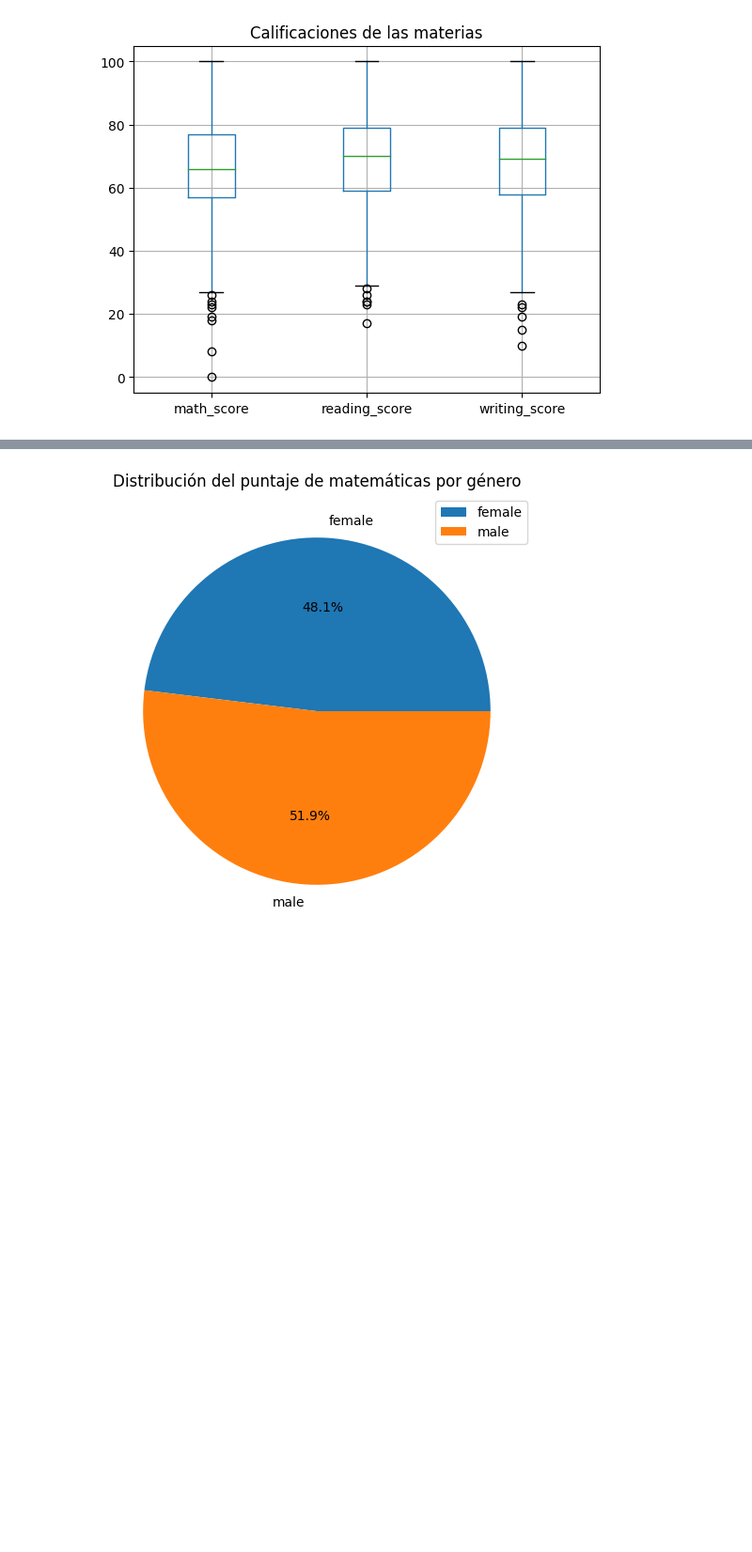
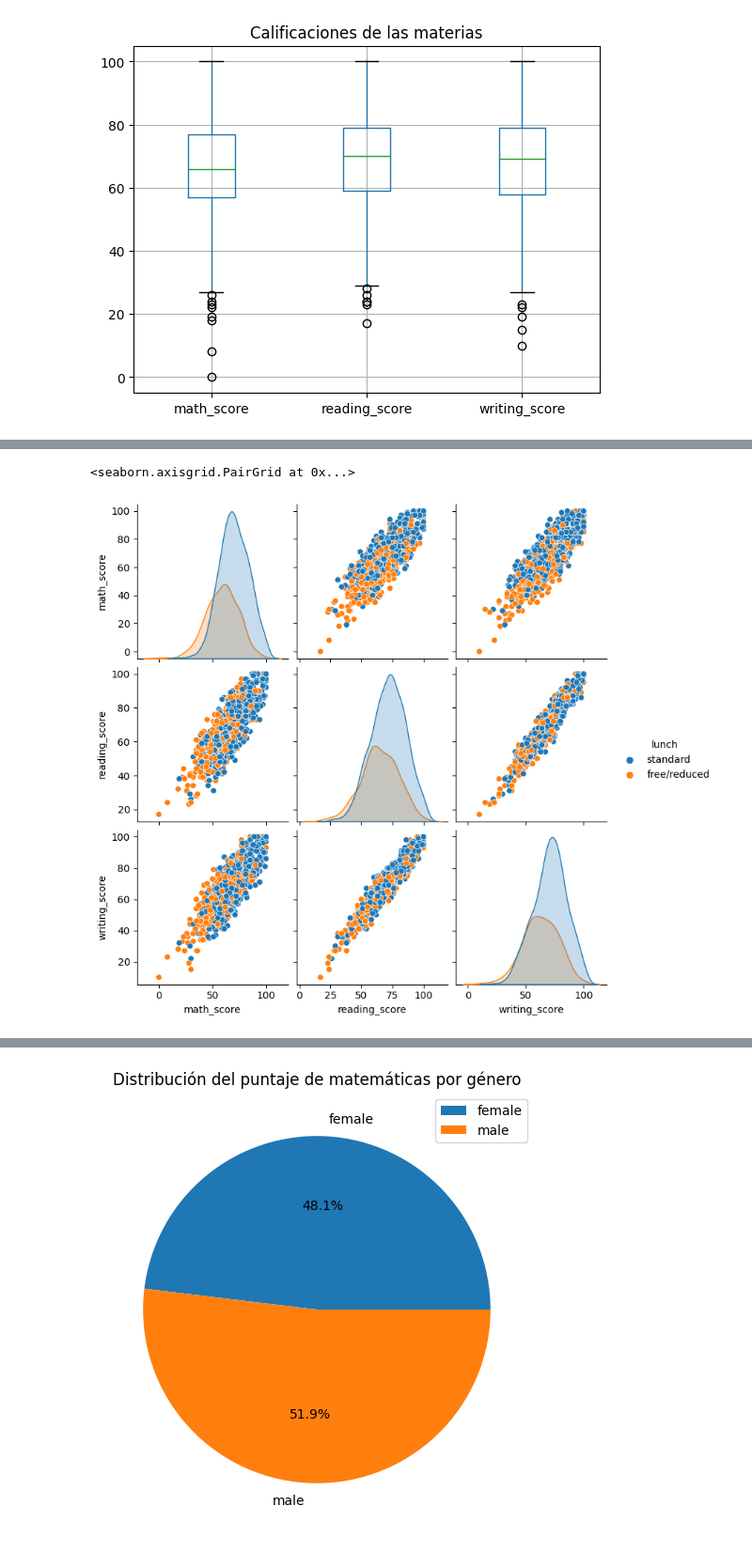
Before and after one commit to Dern965/CienciaDatosTriada, a Jupyter notebook: Proyectos/Unidad1/EDA/Proyecto2_Triada.ipynb, the cells around one changed output, grey strips where cells are left out. Shown at 94% size. Saved outputs shown, nothing was run; the diff lists cells and outputs as text; code cells hidden in the pictures; blank space fills up the shorter version.

```diff
--- a/Proyectos/Unidad1/EDA/Proyecto2_Triada.ipynb
+++ b/Proyectos/Unidad1/EDA/Proyecto2_Triada.ipynb
@@ -241,0 +259,5 @@ plt.show()
+# %%
+sns.pairplot(sp,hue='lunch')
+# %% [output]
+<seaborn.axisgrid.PairGrid at 0x...>
+[figure, added]
```
Also changed, not shown: parts of 10 cells of this notebook.
